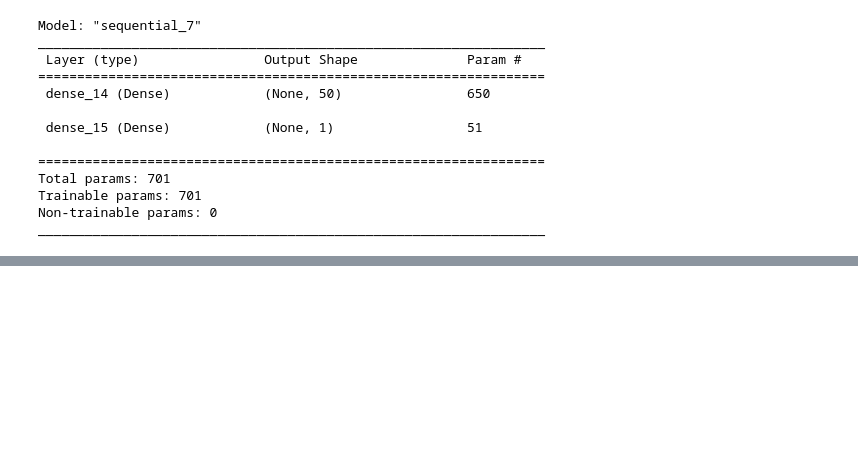
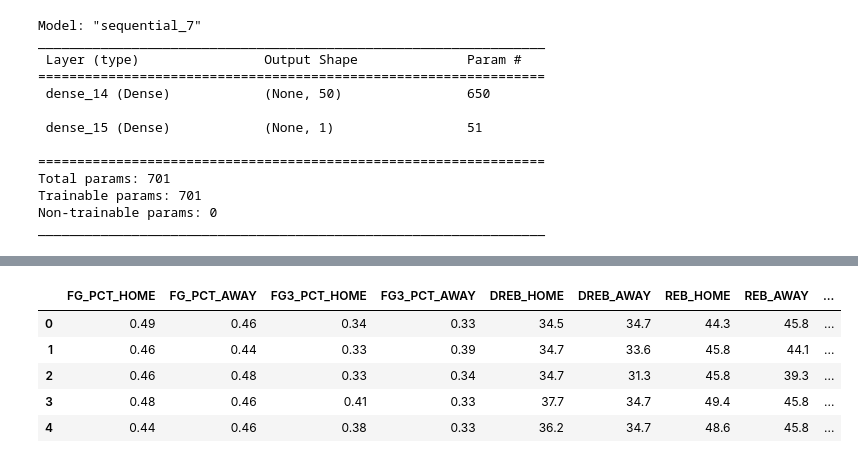
Before and after one commit to donjohn42x/NBA_Analysis, a Jupyter notebook: nba_analysis_NN.ipynb, the cells around one changed output, grey strips where cells are left out. Cells and saved outputs as stored; diff of their text form; code cells hidden in the pictures; blank space fills up the shorter version.

Commit message:
change in table data used for neural network

```diff
--- a/nba_analysis_NN.ipynb
+++ b/nba_analysis_NN.ipynb
@@ -187,0 +199,12 @@ Loss: 13.04542064666748, Accuracy: 0.4560000002384186
+# %%
+#create column with FGA difference between teams
+trans_df["FGA_DIFF"]=trans_df["FGA_HOME"]-trans_df["FGA_AWAY"]
+trans_df.drop(columns=["FGA_HOME","FGA_AWAY"], inplace=True)
+trans_df.head()
+# %% [output]
+|  | FG_PCT_HOME | FG_PCT_AWAY | FG3_PCT_HOME | FG3_PCT_AWAY | DREB_HOME | DREB_AWAY | REB_HOME | REB_AWAY | ... |
+| 0 | 0.49 | 0.46 | 0.34 | 0.33 | 34.5 | 34.7 | 44.3 | 45.8 | ... |
+| 1 | 0.46 | 0.44 | 0.33 | 0.39 | 34.7 | 33.6 | 45.8 | 44.1 | ... |
+| 2 | 0.46 | 0.48 | 0.33 | 0.34 | 34.7 | 31.3 | 45.8 | 39.3 | ... |
+| 3 | 0.48 | 0.46 | 0.41 | 0.33 | 37.7 | 34.7 | 49.4 | 45.8 | ... |
+| 4 | 0.44 | 0.46 | 0.38 | 0.33 | 36.2 | 34.7 | 48.6 | 45.8 | ... |
```
Also changed, not shown: parts of 12 cells of this notebook.
